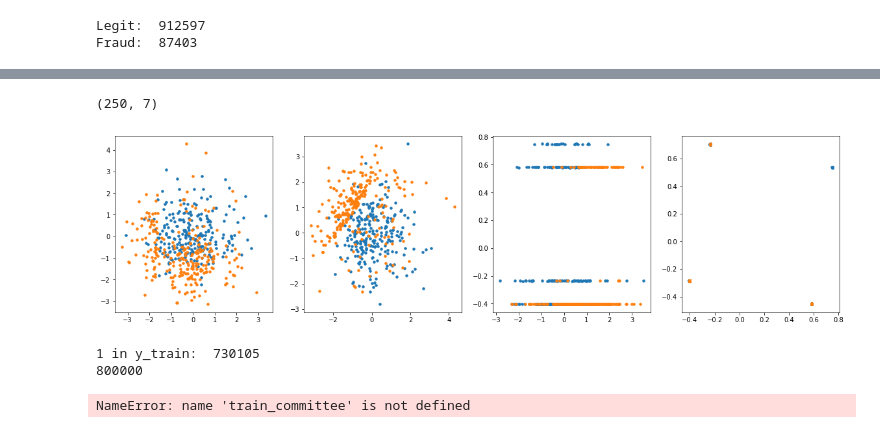
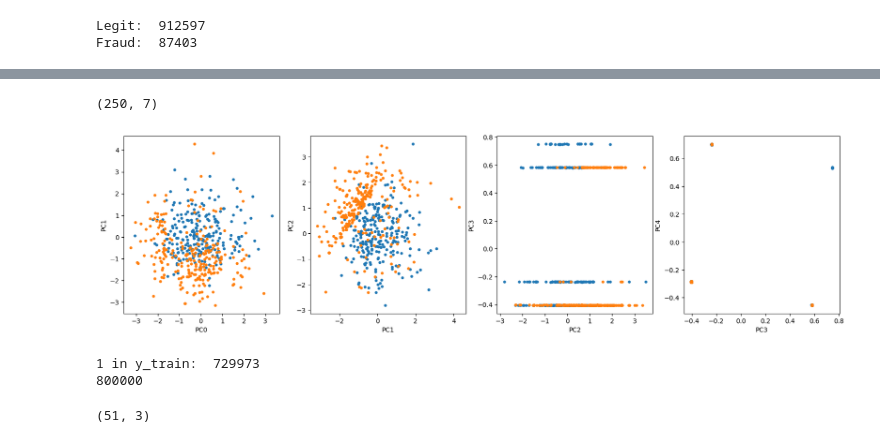
Before and after one commit to LucasEmcken/CCFraud, a Jupyter notebook: data_vis.ipynb, the cells around one changed output, grey strips where cells are left out. Drawn from its saved outputs; the diff is of its cells as text; code cells hidden in the pictures.

Commit message:
Updates to report and models

```diff
--- a/data_vis.ipynb
+++ b/data_vis.ipynb
@@ -80,25 +80,28 @@ plt.show()
 # %%
 legit_lim = legit[:250]
 fraud_lim = fraud[:250]
 
 print(legit_lim.shape)
 
 start = 1
 pc = [start+i for i in range(2)]
 
 plots = 4
 
 fig, axs = plt.subplots(1, plots, figsize=(5*plots, 5))
 
 for i in range(plots):
     #reduce scatter size
     axs[i].scatter(legit_lim.T[i], legit_lim.T[i+1], s=12)
+    #set labels
+    axs[i].set_xlabel(f'PC{i}')
+    axs[i].set_ylabel(f'PC{i+1}')
     axs[i].scatter(fraud_lim.T[i], fraud_lim.T[i+1], s=12)
 
 plt.show()
 # %% [output]
 (250, 7)
-[figure, old version]
+[figure, new version]
 # %%
 
 y = df['fraud'].to_numpy()
@@ -110,26 +113,28 @@ SEED = 58 # Set our RNG seed for reproducibility.
 print("1 in y_train: ", np.count_nonzero(y_train == 0))
 
 print(len(y_train))
-n_queries = 100 # You can lower this to decrease run time
+n_queries = 30 # You can lower this to decrease run time
 
 # You can increase this to get error bars on your evaluation.
 # You probably need to use the parallel code to make this reasonable to compute
-n_repeats = 1
+n_repeats = 5
 
 permutations=[np.random.permutation(X_train.shape[0]) for _ in range(n_repeats)]
 
 for i in range(n_repeats):
-    if np.count_nonzero(y_train[permutations[i][0:2]] == 1) == 0:
-        index = np.where(y_train == 1)[0][0]
-        permutations[i][0] = index
-    if np.count_nonzero(y_train[permutations[i][0:2]] == 0) == 0:
-        index = np.where(y_train == 0)[0][0]
-        permutations[i][0] = index
+    for j in range(5):
+        if np.count_nonzero(y_train[permutations[i][j*5:j*5+2]] == 1) == 0:
+            index = np.where(y_train == 1)[0][0]
+            permutations[i][j*5] = index
+
+        if np.count_nonzero(y_train[permutations[i][j*5:j*5+2]] == 0) == 0:
+            index = np.where(y_train == 0)[0][0]
+            permutations[i][j*5] = index
 
 
 ResultsRecord = namedtuple('ResultsRecord', ['estimator', 'query_id', 'score'])
 # %% [output]
-1 in y_train:  730105
+1 in y_train:  729973
 800000
 # %%
 ModelClass=LogisticRegression
@@ -177,11 +205,14 @@ def train_committee(i_repeat, i_members, X_train, y_train, n_start):
+# %%
+np.array(uncertain_results).shape
+# %% [output]
+(51, 3)
 # %%
+#Random Learner
 random_results = []
 
 ModelClass=LogisticRegression
 
-n_start = 5
-
-n_members=[2, 4, 8]
+n_start = 20
 
 for i_repeat in range(n_repeats):
     start_points = permutations[i_repeat][:n_start]
@@ -198,12 +229,38 @@ for i_repeat in range(n_repeats):
         #committee leaner
     #committee_results = train_committee(i_repeat, 12, X_train, y_train,n_start)
 
-result = Parallel(n_jobs=-1)(delayed(train_committee)(i,i_members,X_train,y_train, n_start) for i, i_members in it.product(range(n_repeats), n_members))
 
+
+# result = Parallel(n_jobs=-1)(delayed(train_committee)(i,i_members,X_train,y_train, n_start) for i, i_members in it.product(range(n_repeats), n_members))
+#Committee Learner
+
+
+
+
+# ModelClass=LogisticRegression
+# n_start = 2
+# addn = 1
+
+# com_size = 12
+
+# learners = [ActiveLearner(estimator=ModelClass()) for _ in range(com_size)]
+
+# for i_repeat in range(n_repeats):
+#     committe = Committee(learner_list=learners,
+#                          query_strategy=vote_entropy_sampling)
+
+#     for learner in committe:
+#         learner.teach(X=X_train[permutations[i_repeat][:n_start], :],
+#                       y=y_train[permutations[i_repeat][:n_start]])
+
+
+
+
+
+#uncertain learner
 uncertain_results = []
 ModelClass=LogisticRegression
 
-n_start = 2
 addn = 1
 
 for i_repeat in range(n_repeats):
@@ -215,7 +272,7 @@ for i_repeat in range(n_repeats):
         uncertain_learner = uncertain_learner.fit(X=X_train[us_query_indices, :], y=y_train[us_query_indices])
 
         pred = uncertain_learner.predict_proba(X_test)
-        uncertain_score = sklearn.metrics.adjusted_rand_score(y_test, np.argmax(pred, axis=1))
+        uncertain_score = sklearn.metrics.balanced_accuracy_score(y_test, np.argmax(pred, axis=1))
         uncertain_results.append(ResultsRecord('uncertain', i_query, uncertain_score))
 
         pred = uncertain_learner.predict_proba(X_train)
@@ -224,8 +281,5 @@ for i_repeat in range(n_repeats):
             pred = np.delete(pred, uncertain_index, axis=0)
             us_query_indices = np.append(us_query_indices, uncertain_index)
 
-
 print('All jobs done')
-committee_results=[r for rs in result for r in rs]
+# committee_results=[r for rs in result for r in rs]
-# %% [output]
-NameError: name 'train_committee' is not defined
```
Also changed, not shown: parts of 9 cells of this notebook, 6 other files.
